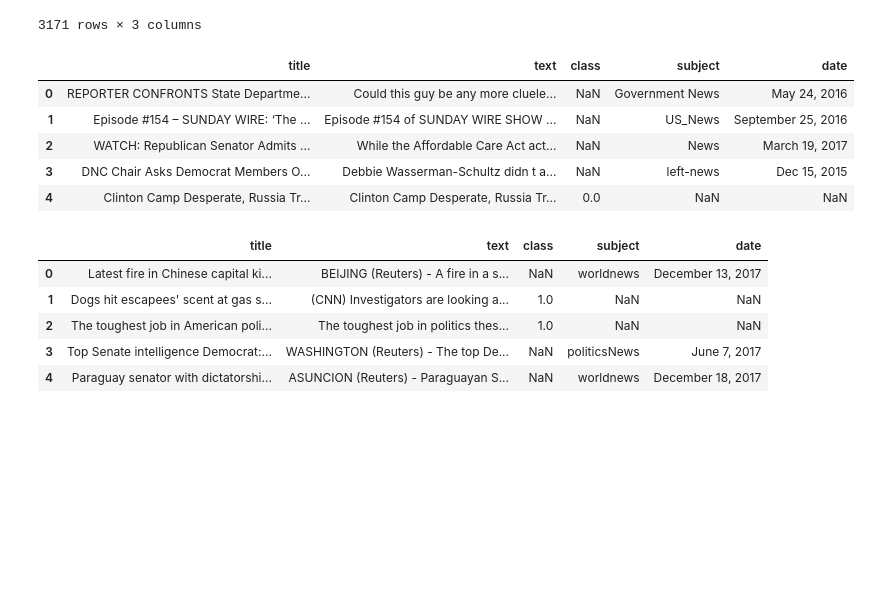
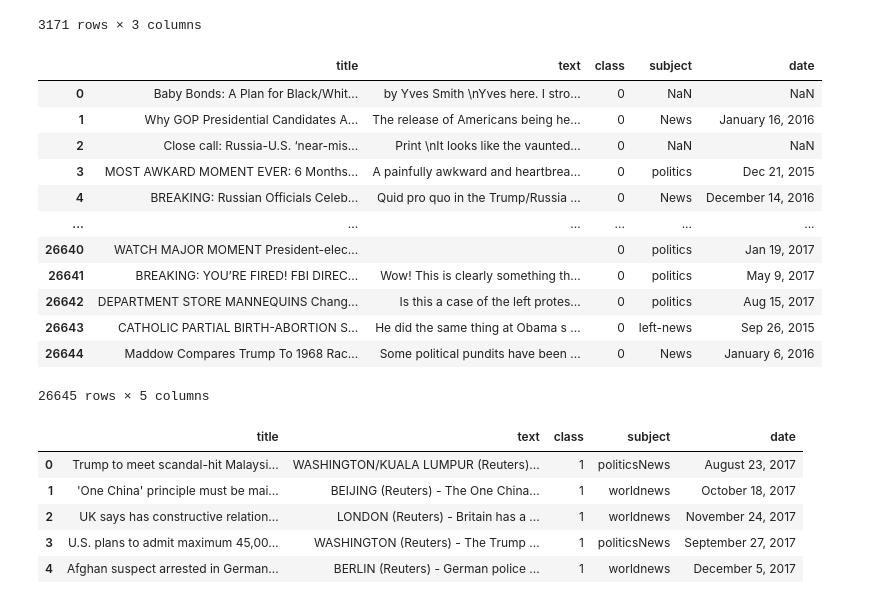
Before and after one commit to keijiart/Fake_News, a Jupyter notebook: Merging.ipynb, the cells around one changed output. Saved outputs shown, nothing was run; the diff lists cells and outputs as text; code cells hidden in the pictures; blank space fills up the shorter version.

```diff
--- a/Merging.ipynb
+++ b/Merging.ipynb
@@ -3,8 +3,8 @@ import pandas as pd
 import numpy as np
 # %%
 news = pd.read_csv('news.csv')
-fake = pd.read_csv('Fake.csv')
-true = pd.read_csv('True.csv')
+fake = pd.read_csv('Fake_x.csv')
+true = pd.read_csv('True_x.csv')
 # %%
 news.head()
 # %% [output]
@@ -81,27 +81,36 @@ true_news
 # %%
 fake_marge = pd.concat([fake_news, fake], axis=0)
 fake_marge = fake_marge.sample(frac = 1)
 fake_marge.reset_index(inplace = True)
 fake_marge.drop(["index"], axis = 1, inplace = True)
-fake_marge.head()
+fake_marge['class'] = 0
+fake_marge
 # %% [output]
 |  | title | text | class | subject | date |
-| 0 | REPORTER CONFRONTS State Departme... | Could this guy be any more cluele... | NaN | Government News | May 24, 2016 |
-| 1 | Episode #154 – SUNDAY WIRE: ‘The ... | Episode #154 of SUNDAY WIRE SHOW ... | NaN | US_News | September 25, 2016 |
-| 2 | WATCH: Republican Senator Admits ... | While the Affordable Care Act act... | NaN | News | March 19, 2017 |
-| 3 | DNC Chair Asks Democrat Members O... | Debbie Wasserman-Schultz didn t a... | NaN | left-news | Dec 15, 2015 |
-| 4 | Clinton Camp Desperate, Russia Tr... | Clinton Camp Desperate, Russia Tr... | 0.0 | NaN | NaN |
+| 0 | Baby Bonds: A Plan for Black/Whit... | by Yves Smith \nYves here. I stro... | 0 | NaN | NaN |
+| 1 | Why GOP Presidential Candidates A... | The release of Americans being he... | 0 | News | January 16, 2016 |
+| 2 | Close call: Russia-U.S. ‘near-mis... | Print \nIt looks like the vaunted... | 0 | NaN | NaN |
+| 3 | MOST AWKARD MOMENT EVER: 6 Months... | A painfully awkward and heartbrea... | 0 | politics | Dec 21, 2015 |
+| 4 | BREAKING: Russian Officials Celeb... | Quid pro quo in the Trump/Russia ... | 0 | News | December 14, 2016 |
+| ... | ... | ... | ... | ... | ... |
+| 26640 | WATCH MAJOR MOMENT President-elec... |  | 0 | politics | Jan 19, 2017 |
+| 26641 | BREAKING: YOU’RE FIRED! FBI DIREC... | Wow! This is clearly something th... | 0 | politics | May 9, 2017 |
+| 26642 | DEPARTMENT STORE MANNEQUINS Chang... | Is this a case of the left protes... | 0 | politics | Aug 15, 2017 |
+| 26643 | CATHOLIC PARTIAL BIRTH-ABORTION S... | He did the same thing at Obama s ... | 0 | left-news | Sep 26, 2015 |
+| 26644 | Maddow Compares Trump To 1968 Rac... | Some political pundits have been ... | 0 | News | January 6, 2016 |
+26645 rows × 5 columns
 # %%
 true_marge = pd.concat([true_news, true], axis=0)
 true_marge = true_marge.sample(frac = 1)
 true_marge.reset_index(inplace = True)
 true_marge.drop(["index"], axis = 1, inplace = True)
+true_marge['class'] = 1
 true_marge.head()
 # %% [output]
 |  | title | text | class | subject | date |
-| 0 | Latest fire in Chinese capital ki... | BEIJING (Reuters) - A fire in a s... | NaN | worldnews | December 13, 2017 |
-| 1 | Dogs hit escapees' scent at gas s... | (CNN) Investigators are looking a... | 1.0 | NaN | NaN |
-| 2 | The toughest job in American poli... | The toughest job in politics thes... | 1.0 | NaN | NaN |
-| 3 | Top Senate intelligence Democrat:... | WASHINGTON (Reuters) - The top De... | NaN | politicsNews | June 7, 2017 |
-| 4 | Paraguay senator with dictatorshi... | ASUNCION (Reuters) - Paraguayan S... | NaN | worldnews | December 18, 2017 |
+| 0 | Trump to meet scandal-hit Malaysi... | WASHINGTON/KUALA LUMPUR (Reuters)... | 1 | politicsNews | August 23, 2017 |
+| 1 | 'One China' principle must be mai... | BEIJING (Reuters) - The One China... | 1 | worldnews | October 18, 2017 |
+| 2 | UK says has constructive relation... | LONDON (Reuters) - Britain has a ... | 1 | worldnews | November 24, 2017 |
+| 3 | U.S. plans to admit maximum 45,00... | WASHINGTON (Reuters) - The Trump ... | 1 | politicsNews | September 27, 2017 |
+| 4 | Afghan suspect arrested in German... | BERLIN (Reuters) - German police ... | 1 | worldnews | December 5, 2017 |
 # %%
```
Also changed, not shown: parts of 11 cells of this notebook, 5 other files.
